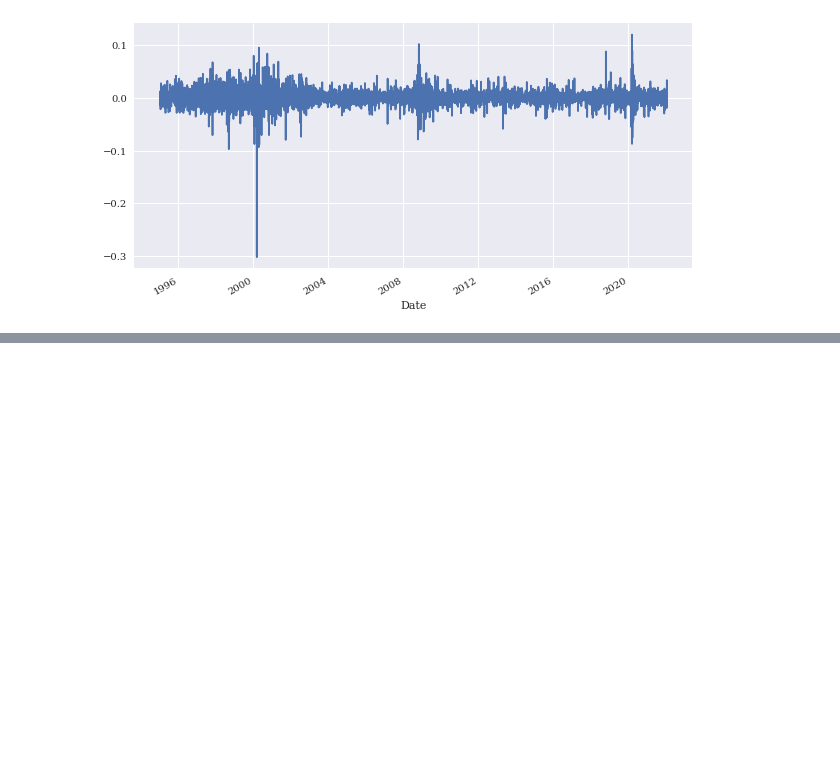
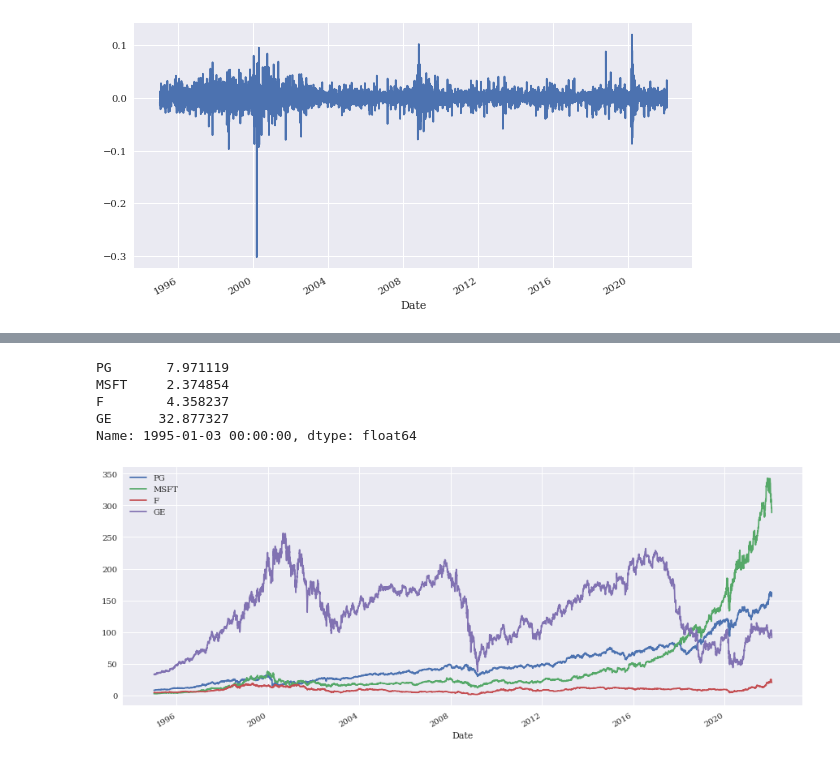
Before and after one commit to caiquemiranda/class, a Jupyter notebook: data-mining/jupter-projects/class-02-finanças.ipynb, the cells around one changed output, grey strips where cells are left out. Saved outputs shown, nothing was run; the diff lists cells and outputs as text; code cells hidden in the pictures; blank space fills up the shorter version.

```diff
--- a/data-mining/jupter-projects/class-02-finanças.ipynb
+++ b/data-mining/jupter-projects/class-02-finanças.ipynb
@@ -73,0 +127,7 @@ PG['Retorno-simples'].plot(figsize=(10, 5));
+# %%
+# lista com ticker das ações
+tickers = ['PG', 'MSFT', 'F', 'GE']
+dados = pd.DataFrame()
+
+for t in tickers:
+    dados[t] = wb.DataReader(t, data_source='yahoo', start='1995-1-1')['Adj Close']
@@ -73,0 +168,13 @@ PG['Retorno-simples'].plot(figsize=(10, 5));
+# %%
+dados.iloc[0]
+# %% [output]
+PG       7.971119
+MSFT     2.374854
+F        4.358237
+GE      32.877327
+Name: 1995-01-03 00:00:00, dtype: float64
+# %%
+# plotagem sem normalizar
+dados.plot(figsize=(15, 6));
+# %% [output]
+[figure, added]
```
Also changed, not shown: parts of 41 cells of this notebook.
